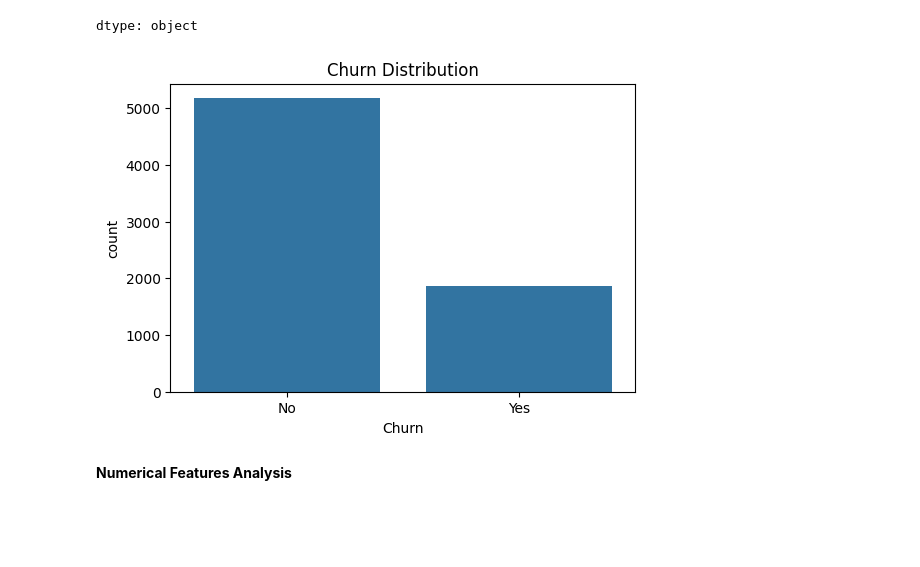
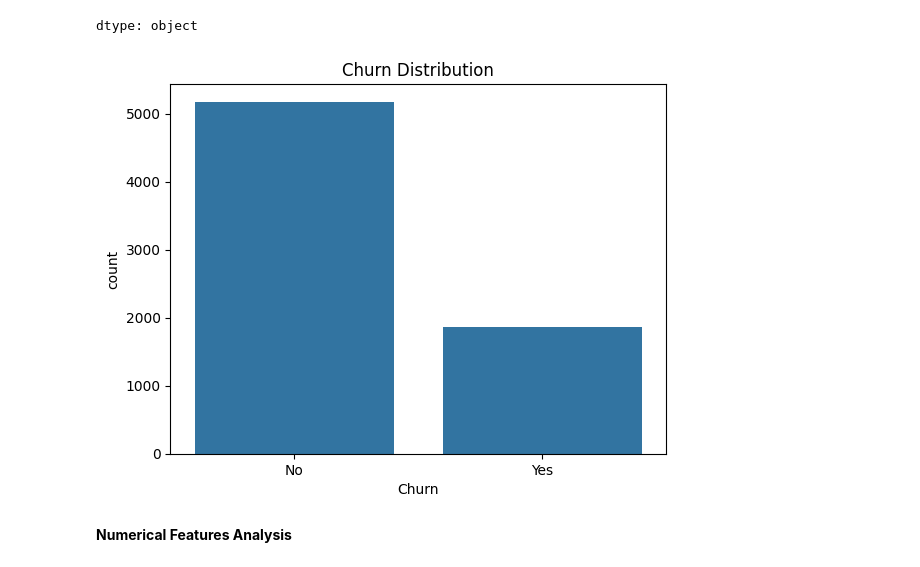
Before and after one commit to Osanda-W/Telco_Customer_churn, a Jupyter notebook: ML_CW.ipynb, the cells around one changed output. Cells and saved outputs as stored; diff of their text form; code cells hidden in the pictures; blank space fills up the shorter version.

```diff
--- a/ML_CW.ipynb
+++ b/ML_CW.ipynb
@@ -137,11 +136,11 @@ dtype: object
 df = df.dropna()
 # %%
 # Visualize churn distribution
-plt.figure(figsize=(6,4))
+
 sns.countplot(x='Churn', data=df)
 plt.title('Churn Distribution')
 plt.show()
 # %% [output]
-[figure, old version]
+[figure, new version]
 # %% [markdown]
 **Numerical Features Analysis**
```
Also changed, not shown: parts of 64 cells of this notebook.
